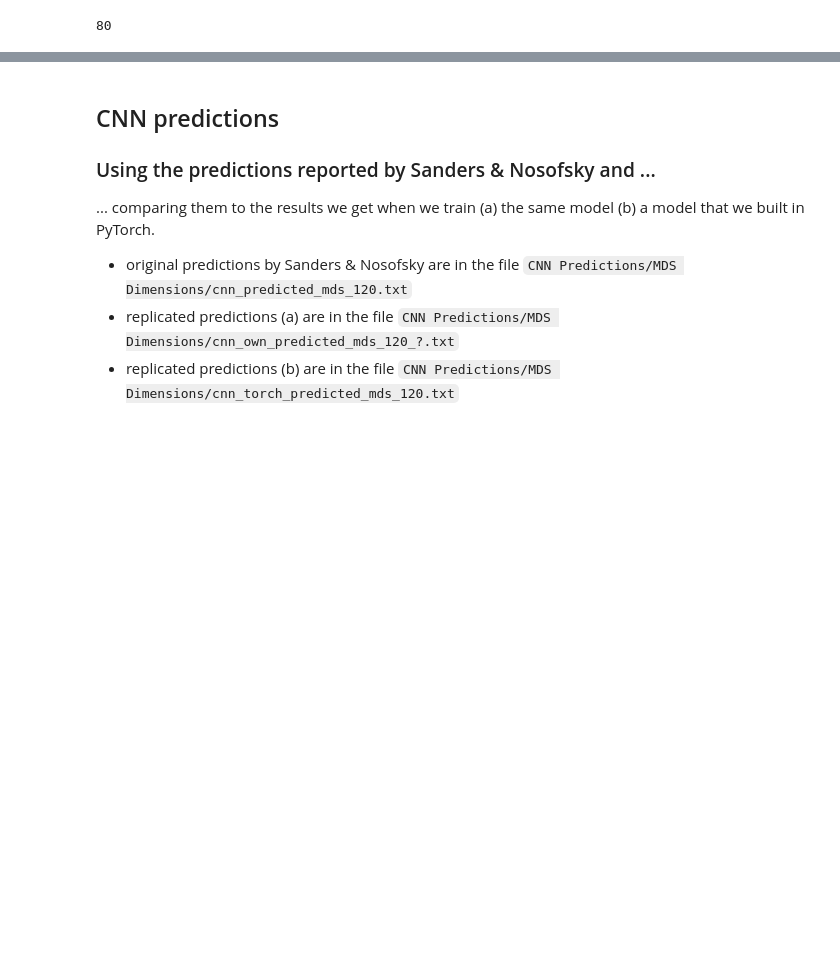
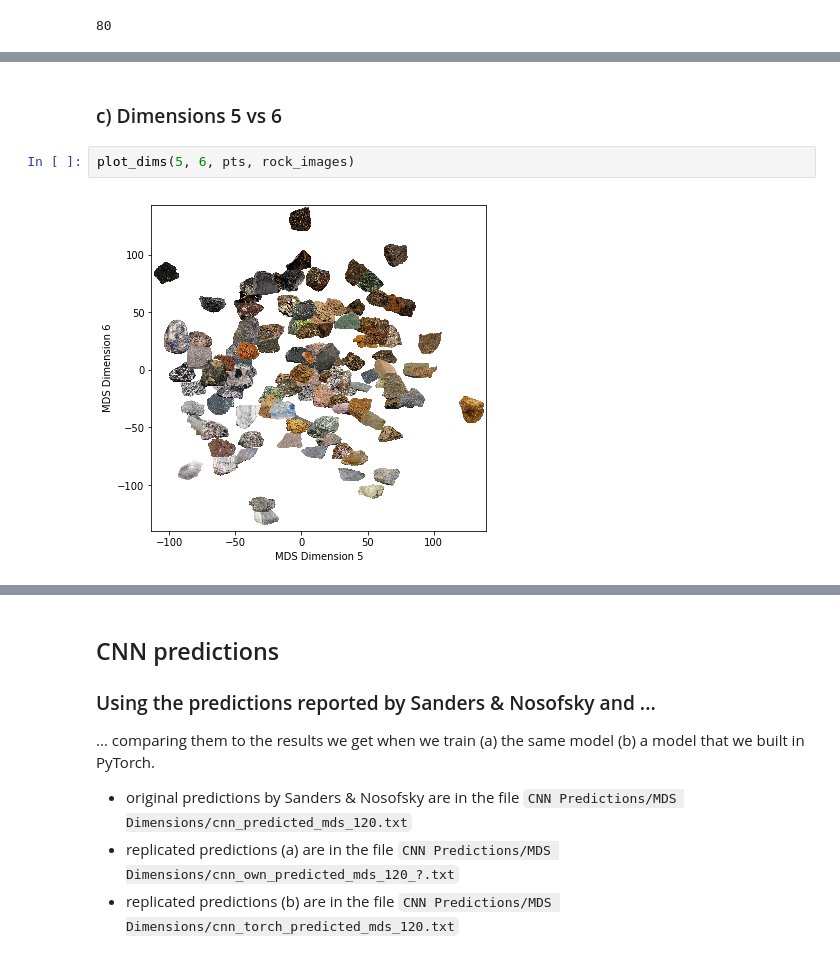
Before and after one commit to dominikpegler/mds_cnn, a Jupyter notebook: sanders_nosofsky_2020/mds.ipynb, the cells around one changed output, grey strips where cells are left out. Cells and saved outputs as stored; diff of their text form; blank space fills up the shorter version.

```diff
--- a/sanders_nosofsky_2020/mds.ipynb
+++ b/sanders_nosofsky_2020/mds.ipynb
@@ -246,0 +255,6 @@ plot_dims(1, 2, pts, rock_images)
+# %% [markdown]
+### c) Dimensions 5 vs 6
+# %%
+plot_dims(5, 6, pts, rock_images)
+# %% [output]
+[figure, added]
```
Also changed, not shown: parts of 12 cells of this notebook.
